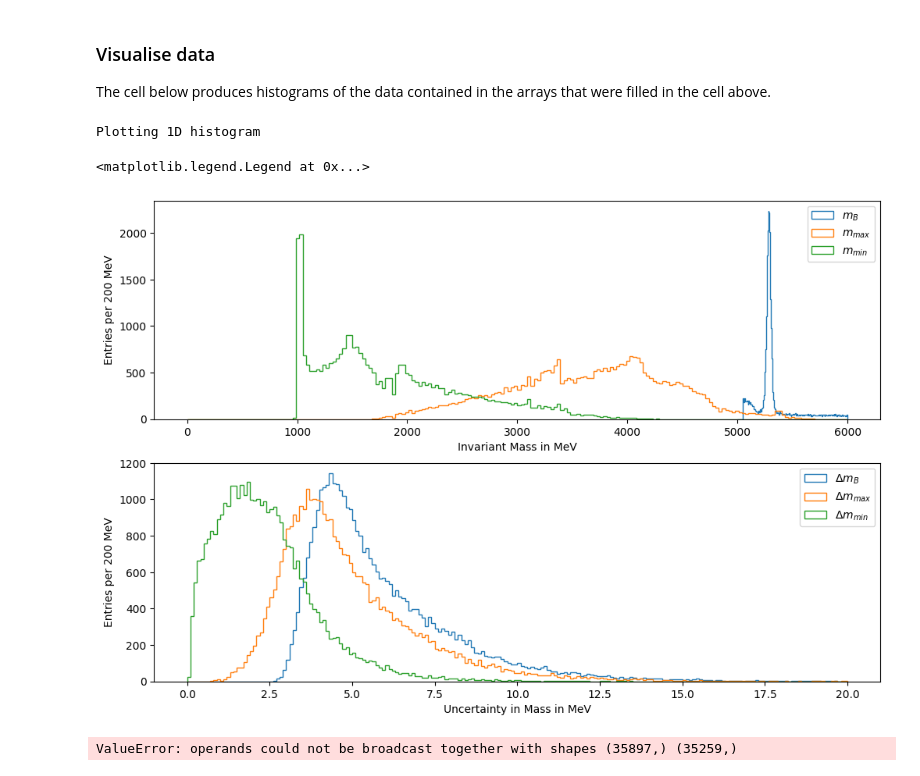
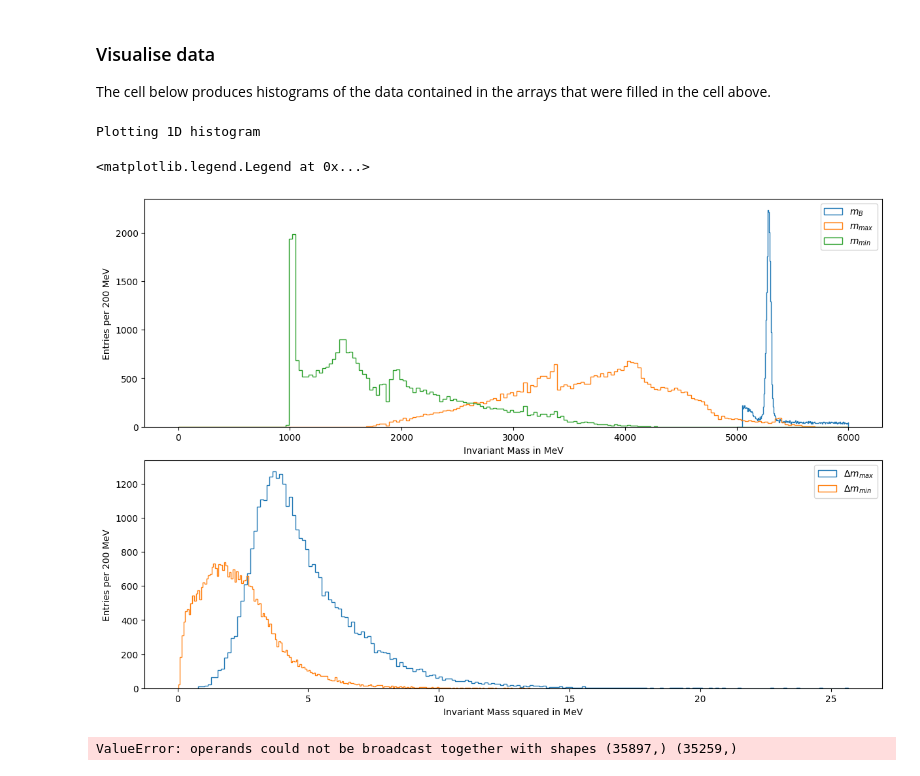
Before and after one commit to damianfrench/MatterAntimatterLab, a Jupyter notebook: Analysis_example.ipynb, the cells around one changed output. Saved outputs shown, nothing was run; the diff lists cells and outputs as text; code cells hidden in the pictures.

```diff
--- a/Analysis_example.ipynb
+++ b/Analysis_example.ipynb
@@ -493,7 +496,7 @@ The cell below produces histograms of the data contained in the arrays that were
 
 # This line produces two plots side-by-side.
 # It's still useful just for one plot as you can set the size and get the fig,ax objects
-fig, ax = plt.subplots(nrows=2, ncols=1, figsize=(12, 8))
+fig, ax = plt.subplots(nrows=2, ncols=1, figsize=(12, 8),layout='constrained')
 fig.subplots_adjust(wspace=0.3) # increase horizontal space between plots
 
 # This plots two 1D-histograms.
@@ -504,9 +507,8 @@ values_m_B,bins_m_B,patches_m_B = ax[0].hist(m_B_all, bins = 200, range = [5000,
 values_m_R12,bins_m_R12,patches_m_R12 = ax[0].hist(m_high_all, bins = 200, range = [0, 6000],histtype='step',label='$m_{max}$')
 values_m_R13,bins_m_R13,patches_m_R13 = ax[0].hist(m_low_all, bins = 200, range = [0, 6000],histtype='step',label='$m_{min}$')
 
-ax[1].hist(m_B_all_uncertainties,bins=200,range=[0,20],histtype='step',label='$\Delta m_{B}$')
-ax[1].hist(m_high_all_uncertainties,bins=200,range=[0,20],histtype='step',label='$\Delta m_{max}$')
-ax[1].hist(m_low_all_uncertainties,bins=200,range=[0,20],histtype='step',label='$\Delta m_{min}$')
+ax[1].hist(m_high_all_uncertainties,bins=200,histtype='step',label='$\Delta m_{max}$')
+ax[1].hist(m_low_all_uncertainties,bins=200,histtype='step',label='$\Delta m_{min}$')
 
 
 # values_m_B,bins_m_B,patches_m_B = ax[2].hist(m_B_all, bins = 200, weights=(1/m_B_all_uncertainties),range = [5000, 6000],histtype='step',label='$m_{B}$')
@@ -536,35 +538,35 @@ ax[1].hist(m_low_all_uncertainties,bins=200,range=[0,20],histtype='step',label='
 # #slight peak before could be from particle misidentification from choosing the wrong kaon candidate.
 
 # # B meson
 # ax[0].axvline(5279,color='k',linestyle='--')
 
 
 # peaks,_=scipy.signal.find_peaks(values_m_B,height=25)
 # widths,width_heights,pos_left,pos_right=scipy.signal.peak_widths(values_m_B,peaks,rel_height=0.5)
 # int_pos_right=int(np.floor(pos_right[0]))
 # int_pos_left=int(np.floor(pos_left[0]))
 # print(bins_m_B[peaks],values_m_B[peaks])
 # print((m_B.max()-m_B.min())/2000)
 # ax.scatter(bins_m_B[peaks],values_m_B[peaks],color='red')
 # ax.hlines(0.5*values_m_B[peaks],bins_m_B[int_pos_left],bins_m_B[int_pos_right],color='red')
 #ax[0].hist(pZ, bins = 200, range = [0, 100000],histtype='stepfilled',alpha=0.3,label='$p_{z}$')
 ax[0].set_xlabel('Invariant Mass in MeV')
 ax[0].set_ylabel('Entries per 200 MeV')
 ax[0].legend()
-ax[1].set_xlabel('Uncertainty in Mass in MeV')
+ax[1].set_xlabel('Invariant Mass squared in MeV')
 ax[1].set_ylabel('Entries per 200 MeV')
 ax[1].legend()
 # ax[2].set_xlabel('Weighted Mass in MeV')
 # ax[2].set_ylabel('Entries per 200 MeV')
 # ax[2].legend()
 # ax[3].set_xlabel('Weighted Mass in MeV')
 # ax[3].set_ylabel('Entries per 200 MeV')
 # ax[3].legend()
 # plt.savefig('./plots/invariant_masses_particles_labelled_with_uncertainties.png')
 # %% [output]
 Plotting 1D histogram
 <matplotlib.legend.Legend at 0x...>
-[figure, old version]
+[figure, new version]
 # %%
 fig,ax=plt.subplots(3,figsize=(10,8),layout='constrained')
 ax[0].scatter(m_high_all,m_high_all_uncertainties/m_high_all,alpha=0.3,s=2,color='blue')
```
Also changed, not shown: parts of 5 cells of this notebook.
